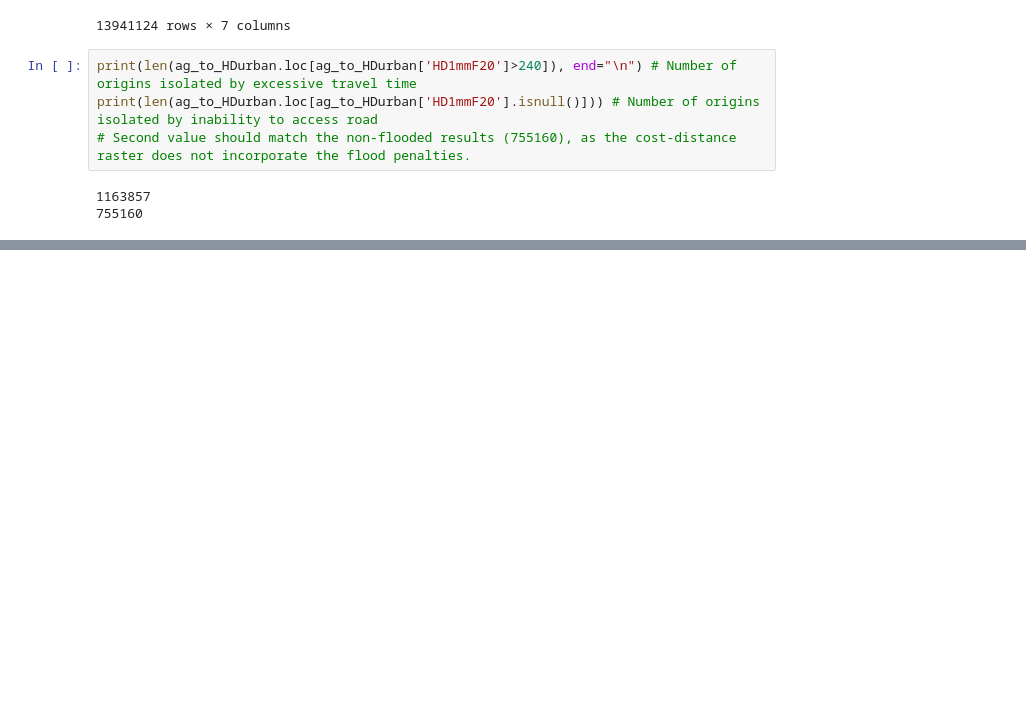
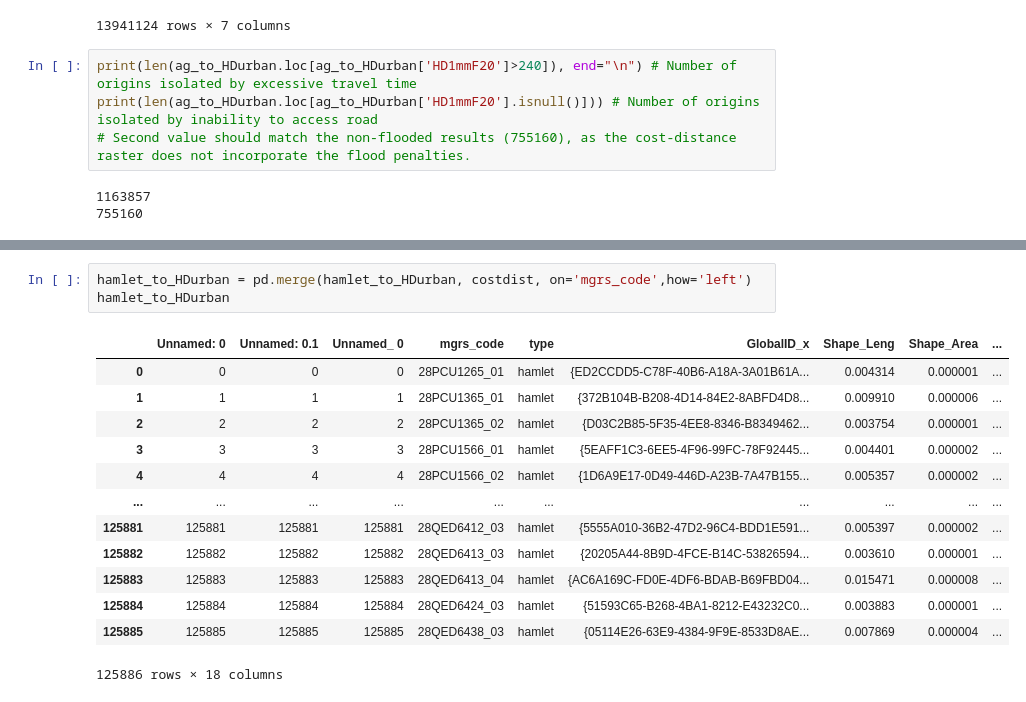
Before and after one commit to gracedoherty/senegal_access, a Jupyter notebook: SEN_Transport_flood-disruption_2021-11-26.ipynb, the cells around one changed output, grey strips where cells are left out. Saved outputs shown, nothing was run; the diff lists cells and outputs as text; blank space fills up the shorter version.

```diff
--- a/SEN_Transport_flood-disruption_2021-11-26.ipynb
+++ b/SEN_Transport_flood-disruption_2021-11-26.ipynb
@@ -901,3 +1023,20 @@ hamlet_to_HDurban.info()
+# %%
+hamlet_to_HDurban = pd.merge(hamlet_to_HDurban, costdist, on='mgrs_code',how='left')
+hamlet_to_HDurban
+# %% [output]
+|  | Unnamed: 0 | Unnamed: 0.1 | Unnamed_ 0 | mgrs_code | type | GlobalID_x | Shape_Leng | Shape_Area | ... |
+| 0 | 0 | 0 | 0 | 28PCU1265_01 | hamlet | {ED2CCDD5-C78F-40B6-A18A-3A01B61A... | 0.004314 | 0.000001 | ... |
+| 1 | 1 | 1 | 1 | 28PCU1365_01 | hamlet | {372B104B-B208-4D14-84E2-8ABFD4D8... | 0.009910 | 0.000006 | ... |
+| 2 | 2 | 2 | 2 | 28PCU1365_02 | hamlet | {D03C2B85-5F35-4EE8-8346-B8349462... | 0.003754 | 0.000001 | ... |
+| 3 | 3 | 3 | 3 | 28PCU1566_01 | hamlet | {5EAFF1C3-6EE5-4F96-99FC-78F92445... | 0.004401 | 0.000002 | ... |
+| 4 | 4 | 4 | 4 | 28PCU1566_02 | hamlet | {1D6A9E17-0D49-446D-A23B-7A47B155... | 0.005357 | 0.000002 | ... |
+| ... | ... | ... | ... | ... | ... | ... | ... | ... | ... |
+| 125881 | 125881 | 125881 | 125881 | 28QED6412_03 | hamlet | {5555A010-36B2-47D2-96C4-BDD1E591... | 0.005397 | 0.000002 | ... |
+| 125882 | 125882 | 125882 | 125882 | 28QED6413_03 | hamlet | {20205A44-8B9D-4FCE-B14C-53826594... | 0.003610 | 0.000001 | ... |
+| 125883 | 125883 | 125883 | 125883 | 28QED6413_04 | hamlet | {AC6A169C-FD0E-4DF6-BDAB-B69FBD04... | 0.015471 | 0.000008 | ... |
+| 125884 | 125884 | 125884 | 125884 | 28QED6424_03 | hamlet | {51593C65-B268-4BA1-8212-E43232C0... | 0.003883 | 0.000001 | ... |
+| 125885 | 125885 | 125885 | 125885 | 28QED6438_03 | hamlet | {05114E26-63E9-4384-9F9E-8533D8AE... | 0.007869 | 0.000004 | ... |
+125886 rows × 18 columns
 # %%
 hamlet_to_HDurban['NSnomax'].replace({-9999: np.nan},inplace =True)
 hamlet_to_HDurban
```
Also changed, not shown: parts of 30 cells of this notebook.
